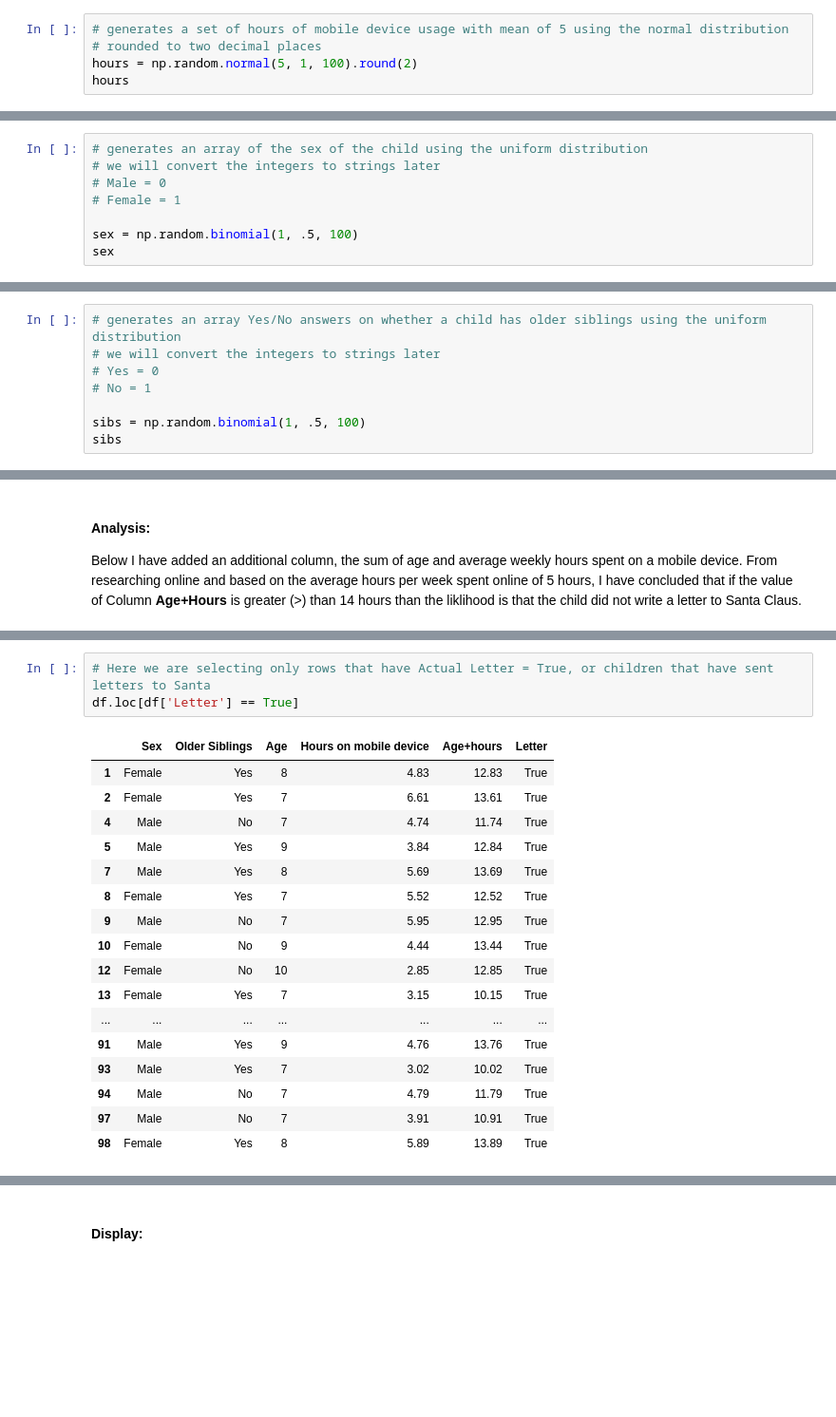
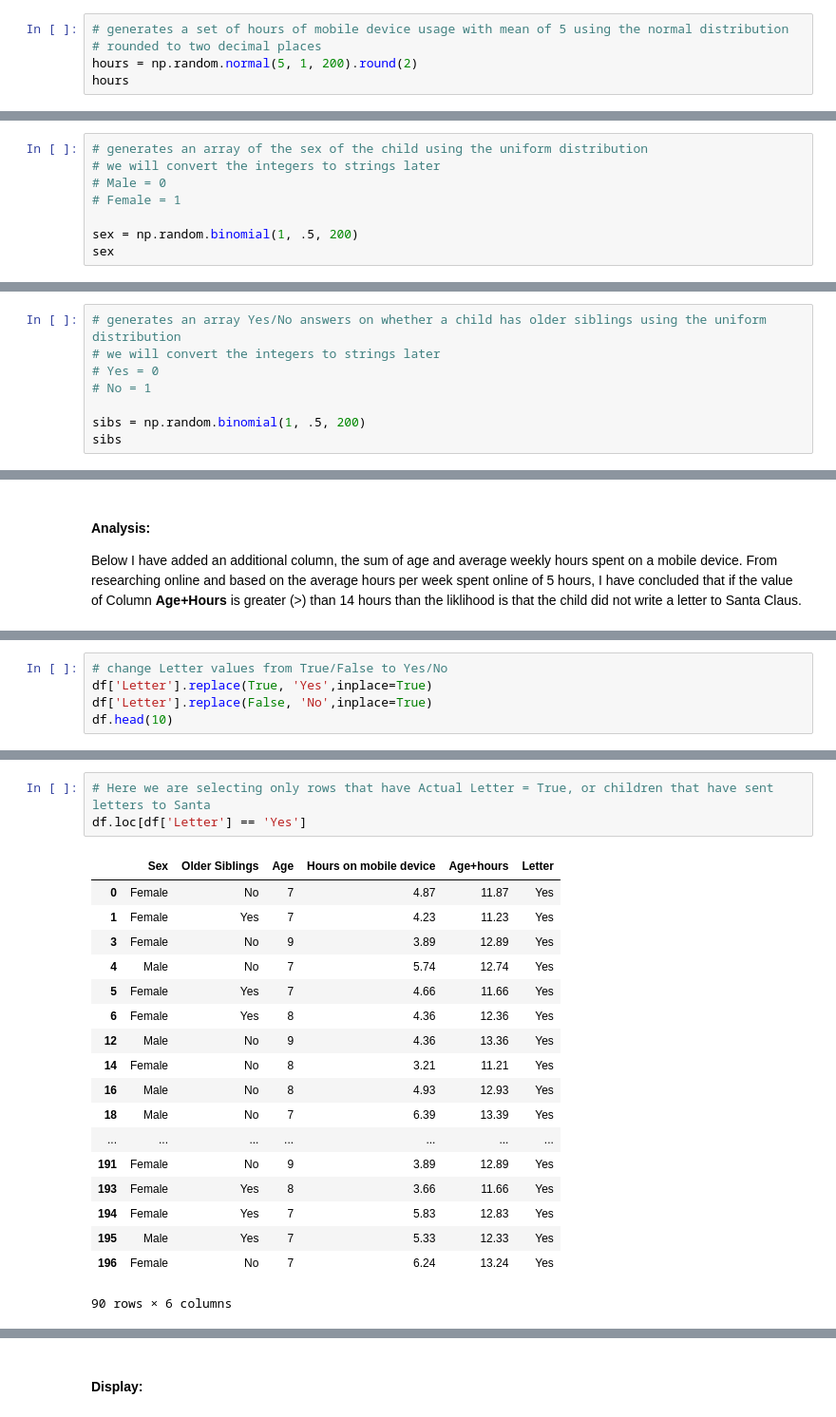
Before and after one commit to JulianConneely/Programming-for-Data-Analysis-Project-Dec18, a Jupyter notebook: Santa Claus.ipynb, the cells around one changed output, grey strips where cells are left out. Shown at 95% size. Saved outputs shown, nothing was run; the diff lists cells and outputs as text; blank space fills up the shorter version.

```diff
--- a/Santa Claus.ipynb
+++ b/Santa Claus.ipynb
@@ -85,6 +80,6 @@ As metioned above I found that primary school students access mobile devices on
 # %%
 # generates a set of hours of mobile device usage with mean of 5 using the normal distribution
 # rounded to two decimal places
-hours = np.random.normal(5, 1, 100).round(2)
+hours = np.random.normal(5, 1, 200).round(2)
 hours
 # %% [output]
@@ -106,6 +110,6 @@ I am hypothesising that in our sample we will find more girls than boys writing
 # Male = 0
 # Female = 1
 
-sex = np.random.binomial(1, .5, 100)
+sex = np.random.binomial(1, .5, 200)
 sex
 # %% [output]
@@ -131,6 +140,6 @@ Im my opinion whether a child has older siblings or not has an impact on whether
 # Yes = 0
 # No = 1
 
-sibs = np.random.binomial(1, .5, 100)
+sibs = np.random.binomial(1, .5, 200)
 sibs
 # %% [output]
@@ -247,0 +250,5 @@ df.head(30)
+# %%
+# change Letter values from True/False to Yes/No
+df['Letter'].replace(True, 'Yes',inplace=True)
+df['Letter'].replace(False, 'No',inplace=True)
+df.head(10)
@@ -248,21 +267,22 @@ df.head(30)
 # %%
 # Here we are selecting only rows that have Actual Letter = True, or children that have sent letters to Santa
-df.loc[df['Letter'] == True]
+df.loc[df['Letter'] == 'Yes']
 # %% [output]
 |  | Sex | Older Siblings | Age | Hours on mobile device | Age+hours | Letter |
-| 1 | Female | Yes | 8 | 4.83 | 12.83 | True |
-| 2 | Female | Yes | 7 | 6.61 | 13.61 | True |
-| 4 | Male | No | 7 | 4.74 | 11.74 | True |
-| 5 | Male | Yes | 9 | 3.84 | 12.84 | True |
-| 7 | Male | Yes | 8 | 5.69 | 13.69 | True |
-| 8 | Female | Yes | 7 | 5.52 | 12.52 | True |
-| 9 | Male | No | 7 | 5.95 | 12.95 | True |
-| 10 | Female | No | 9 | 4.44 | 13.44 | True |
-| 12 | Female | No | 10 | 2.85 | 12.85 | True |
-| 13 | Female | Yes | 7 | 3.15 | 10.15 | True |
+| 0 | Female | No | 7 | 4.87 | 11.87 | Yes |
+| 1 | Female | Yes | 7 | 4.23 | 11.23 | Yes |
+| 3 | Female | No | 9 | 3.89 | 12.89 | Yes |
+| 4 | Male | No | 7 | 5.74 | 12.74 | Yes |
+| 5 | Female | Yes | 7 | 4.66 | 11.66 | Yes |
+| 6 | Female | Yes | 8 | 4.36 | 12.36 | Yes |
+| 12 | Male | No | 9 | 4.36 | 13.36 | Yes |
+| 14 | Female | No | 8 | 3.21 | 11.21 | Yes |
+| 16 | Male | No | 8 | 4.93 | 12.93 | Yes |
+| 18 | Male | No | 7 | 6.39 | 13.39 | Yes |
 | ... | ... | ... | ... | ... | ... | ... |
-| 91 | Male | Yes | 9 | 4.76 | 13.76 | True |
-| 93 | Male | Yes | 7 | 3.02 | 10.02 | True |
-| 94 | Male | No | 7 | 4.79 | 11.79 | True |
-| 97 | Male | No | 7 | 3.91 | 10.91 | True |
-| 98 | Female | Yes | 8 | 5.89 | 13.89 | True |
+| 191 | Female | No | 9 | 3.89 | 12.89 | Yes |
+| 193 | Female | Yes | 8 | 3.66 | 11.66 | Yes |
+| 194 | Female | Yes | 7 | 5.83 | 12.83 | Yes |
+| 195 | Male | Yes | 7 | 5.33 | 12.33 | Yes |
+| 196 | Female | No | 7 | 6.24 | 13.24 | Yes |
+90 rows × 6 columns
```
Also changed, not shown: parts of 30 cells of this notebook.
